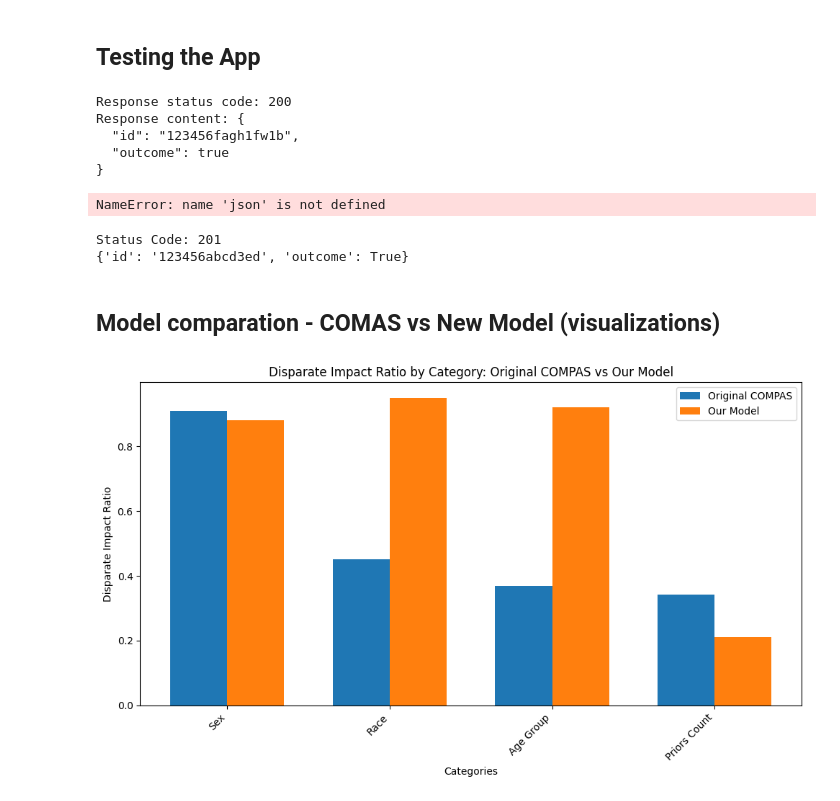
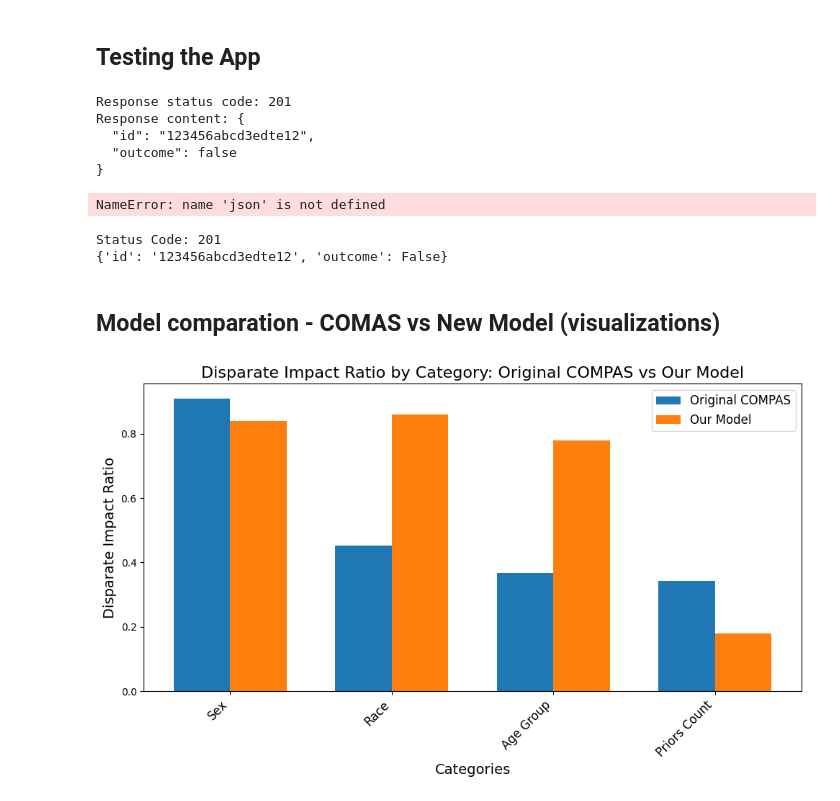
Before and after one commit to TeresaRamoos/Capstone, a Jupyter notebook: Final_Models.ipynb, the cells around one changed output. Drawn from its saved outputs; the diff is of its cells as text; code cells hidden in the pictures.

```diff
--- a/Final_Models.ipynb
+++ b/Final_Models.ipynb
@@ -1982,22 +1925,21 @@ import json
 
 url = "http://127.0.0.1:5000/will_recidivate"
 
-data = {
-         "id": "123456fagh1fw1b",
+data = {"id": "123456abcd3edte12",
         "name": "John Doe",
         "sex": "Male",
-        "dob": "1990-01-01",
+        "dob": None,
         "race": "Caucasian",
         "juv_fel_count": 2,
         "juv_misd_count": 1,
         "juv_other_count": 0,
-        "priors_count": 5,
+        "priors_count": 0,
         "c_case_number": "A123456",
         "c_charge_degree": "F",
         "c_charge_desc": "Burglary",
         "c_offense_date": "2022-01-01",
         "c_arrest_date": "2022-01-02",
-        "c_jail_in": "2022-01-03"
+        "c_jail_in":  "2022-01-01"
 }
 
 headers = {'Content-Type': 'application/json'}
@@ -2006,10 +1948,10 @@ r = requests.post(url, data=json.dumps(data), headers=headers)
 print("Response status code:", r.status_code)
 print("Response content:", r.text)
 # %% [output]
-Response status code: 200
+Response status code: 201
 Response content: {
-  "id": "123456fagh1fw1b",
-  "outcome": true
+  "id": "123456abcd3edte12",
+  "outcome": false
 }
 # %%
 import requests
@@ -2052,7 +1994,7 @@ import requests
 def test_will_recidivate():
     url = "https://capstone-production-9b21.up.railway.app/will_recidivate/"
     data = {
-        "id": "123456abcd3ed",
+        "id": "123456abcd3edte12",
         "name": "John Doe",
         "sex": "Male",
         "dob": None,
@@ -2118,41 +2060,41 @@ test_will_recidivate()
 #list_db_contents()
 # %% [output]
 Status Code: 201
-{'id': '123456abcd3ed', 'outcome': True}
+{'id': '123456abcd3edte12', 'outcome': False}
 # %% [markdown]
 ## Model comparation - COMAS vs New Model (visualizations)
 # %%
 import matplotlib.pyplot as plt
 import numpy as np
 
 # Categories and their Disparate Impact Ratios for the original COMPAS and your new model
 categories = ['Sex', 'Race', 'Age Group', 'Priors Count']
 
-#These metrics results can be checked in EDA notebook
+# These metrics results can be checked in EDA notebook
 compas_disparate_impact = [0.909826, 0.451885, 0.368550, 0.342229]
 
-#Results from chosen model
-new_model_disparate_impact = [0.88, 0.95, 0.92, 0.21]
+# Results from chosen model
+new_model_disparate_impact = [0.84, 0.86, 0.78, 0.18]
 
 num_categories = len(categories)
 
 x = np.arange(num_categories)
 
 bar_width = 0.35
 
 fig, ax = plt.subplots(figsize=(10, 6))
 bars1 = ax.bar(x - bar_width/2, compas_disparate_impact, bar_width, label='Original COMPAS')
 bars2 = ax.bar(x + bar_width/2, new_model_disparate_impact, bar_width, label='Our Model')
 
 # Adding labels, title, and custom x-axis tick labels
-ax.set_xlabel('Categories')
-ax.set_ylabel('Disparate Impact Ratio')
-ax.set_title('Disparate Impact Ratio by Category: Original COMPAS vs Our Model')
+ax.set_xlabel('Categories', fontsize=14)
+ax.set_ylabel('Disparate Impact Ratio', fontsize=14)
+ax.set_title('Disparate Impact Ratio by Category: Original COMPAS vs Our Model', fontsize=16)
 ax.set_xticks(x)
-ax.set_xticklabels(categories, rotation=45, ha='right')
-ax.legend()
+ax.set_xticklabels(categories, rotation=45, ha='right', fontsize=12)
+ax.legend(fontsize=12)
 
 plt.tight_layout()
 plt.show()
 # %% [output]
-[figure, old version]
+[figure, new version]
```
Also changed, not shown: parts of 18 cells of this notebook, 2 other files.
